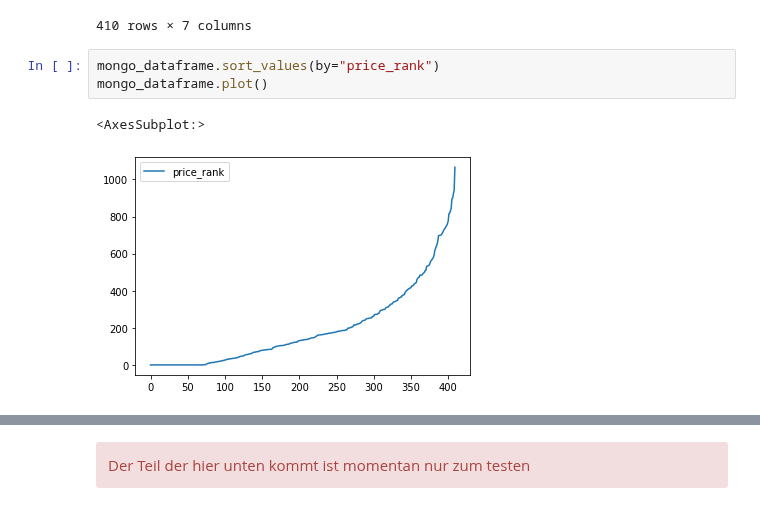
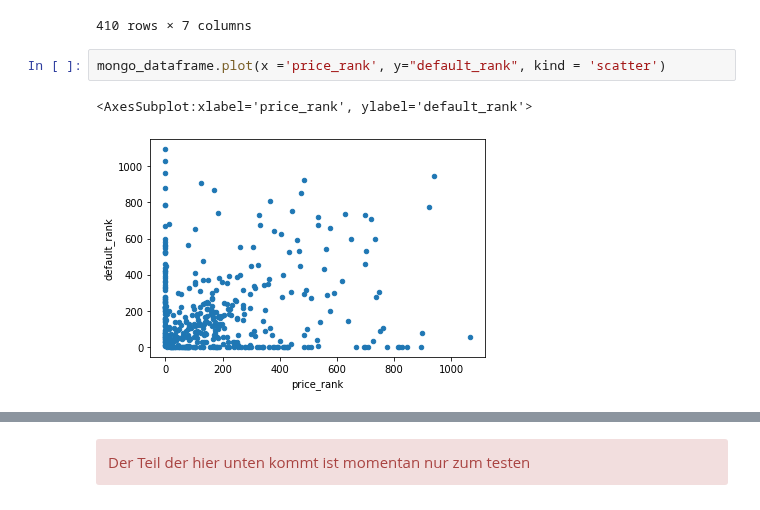
Before and after one commit to orca-nrw/lernmodul-mongodb, a Jupyter notebook: index.ipynb, the cells around one changed output, grey strips where cells are left out. Saved outputs shown, nothing was run; the diff lists cells and outputs as text.

```diff
--- a/index.ipynb
+++ b/index.ipynb
@@ -242,12 +249,11 @@ mongo_dataframe
 | 408 | 818 | 894.0 | 1039091 | Hilton Jaipur | 1 | booking.com | [{'room_type_name': 'Twin Room', ... |
 | 409 | 261 | 1.0 | 4850003 | OYO 29268 White Orchid | 401 | booking.com | [{'room_type_name': 'Classic Trip... |
 410 rows × 7 columns
-# %%
-mongo_dataframe.sort_values(by="price_rank")
-mongo_dataframe.plot()
-# %% [output]
-<AxesSubplot:>
-[figure, removed]
+# %%
+mongo_dataframe.plot(x ='price_rank', y="default_rank", kind = 'scatter')
+# %% [output]
+<AxesSubplot:xlabel='price_rank', ylabel='default_rank'>
+[figure, added]
 # %%
 df = pd.DataFrame.from_records(mycol.find({},{"record.room_type":1}))
 
```
Also changed, not shown: parts of 12 cells of this notebook.
